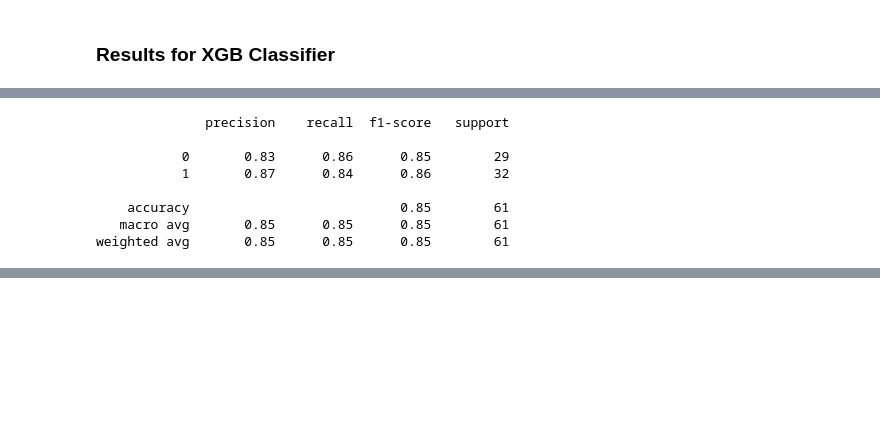
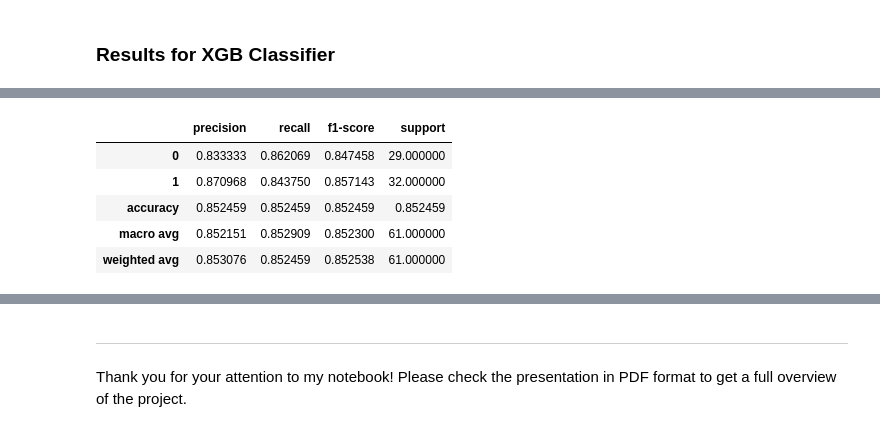
Before and after one commit to anastasiia-popova/data_science_portfolio, a Jupyter notebook: Heart Attack Prediction/heart_attack_prediction.ipynb, the cells around one changed output, grey strips where cells are left out. Drawn from its saved outputs; the diff is of its cells as text; code cells hidden in the pictures; blank space fills up the shorter version.

```diff
--- a/Heart Attack Prediction/heart_attack_prediction.ipynb
+++ b/Heart Attack Prediction/heart_attack_prediction.ipynb
@@ -560,6 +576,12 @@ import xgboost as xgb
 # %%
 xgb_regressor = xgb.XGBRegressor(eval_metric = 'rmse',n_jobs= -1,random_state=42)
 
+xgb_grid_param = {
+    'n_estimators': [50,150],
+    'max_depth': [3,4,5,6],
+    'learning_rate': [0.005,0.01,0.02,0.05],
+    'subsample': [0.9,1]
+}
 model_xgb = GridSearchCV(estimator=xgb_regressor,
                      param_grid=xgb_grid_param,
                      scoring= ['roc_auc'],
@@ -673,15 +713,14 @@ Training Accuracy: 0.85
 Test Accuracy: 0.85
 # %%
-print(classification_report(y_test,y_test_pred))
+report_xgb = classification_report(y_test,y_test_pred,output_dict=True)
+pd.DataFrame(report_xgb).transpose()
 # %% [output]
-              precision    recall  f1-score   support
-
-           0       0.83      0.86      0.85        29
-           1       0.87      0.84      0.86        32
-
-    accuracy                           0.85        61
-   macro avg       0.85      0.85      0.85        61
-weighted avg       0.85      0.85      0.85        61
+|  | precision | recall | f1-score | support |
+| 0 | 0.833333 | 0.862069 | 0.847458 | 29.000000 |
+| 1 | 0.870968 | 0.843750 | 0.857143 | 32.000000 |
+| accuracy | 0.852459 | 0.852459 | 0.852459 | 0.852459 |
+| macro avg | 0.852151 | 0.852909 | 0.852300 | 61.000000 |
+| weighted avg | 0.853076 | 0.852459 | 0.852538 | 61.000000 |
 # %%
 features = X_train.columns
 importances = model_xgb.best_estimator_.feature_importances_
@@ -691,2 +731,5 @@ feat_imp.plot(kind="barh", xlabel="Gini Importance");
 # %% [output]
 [drawing not drawn]
+# %% [markdown]
+___
+Thank you for your attention to my notebook! Please check the presentation in PDF format to get a full overview of the project.
```
Also changed, not shown: parts of 20 cells of this notebook.
